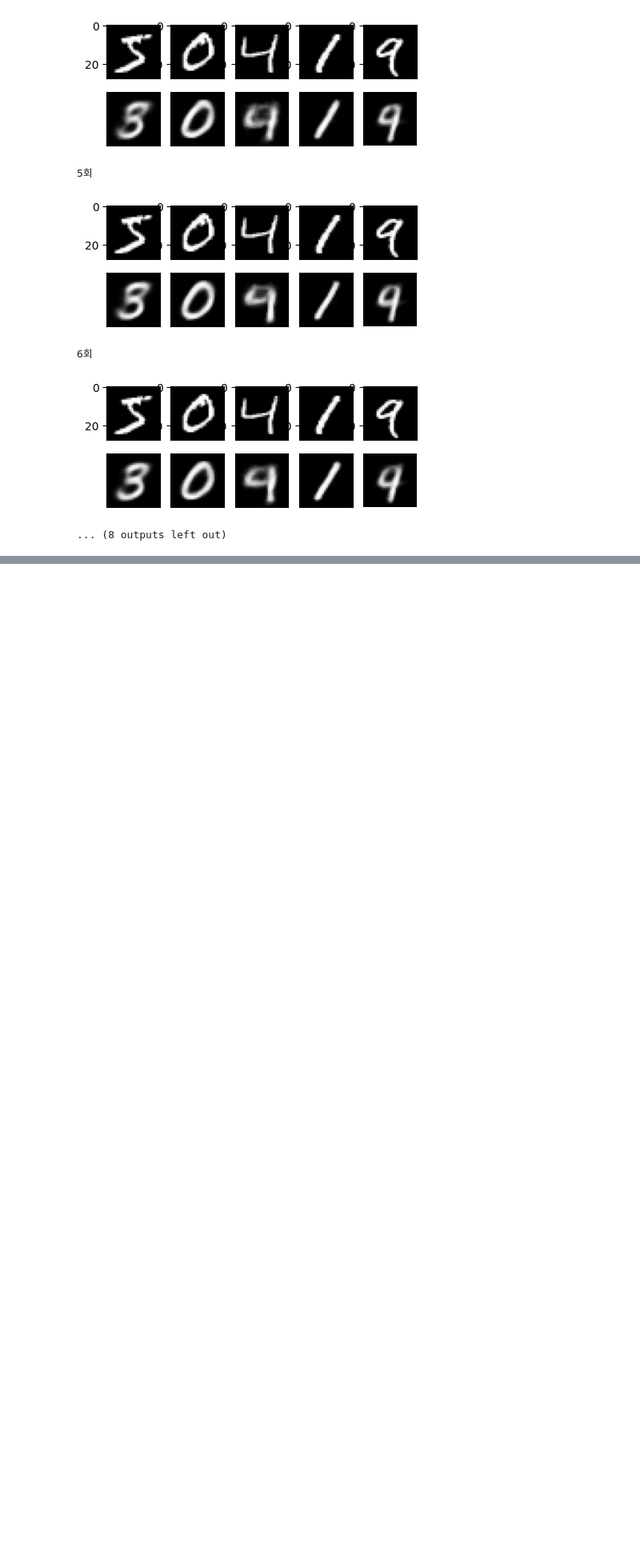
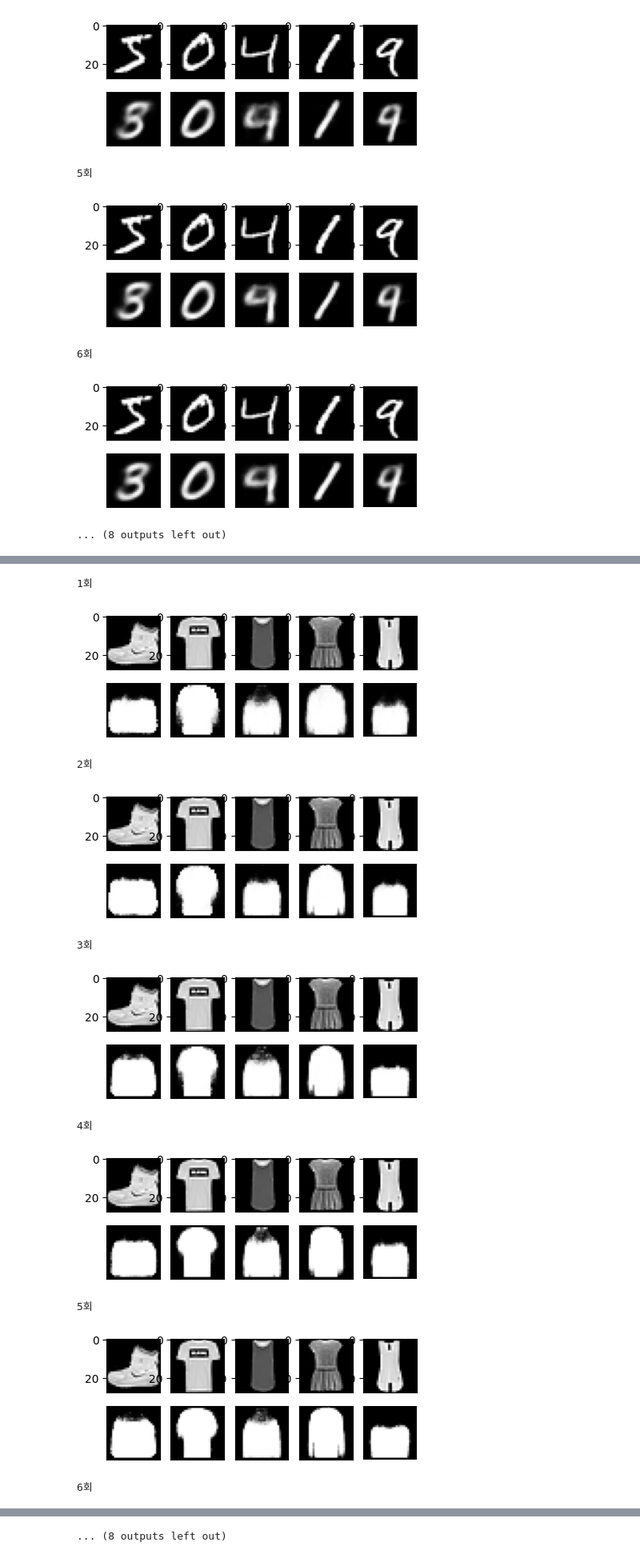
Before and after one commit to donggi22/TIL, a Jupyter notebook: 복습/dl4_review_autoencoder, gan.ipynb, the cells around one changed output, grey strips where cells are left out. Shown at 80% size. Saved outputs shown, nothing was run; the diff lists cells and outputs as text; code cells hidden in the pictures; blank space fills up the shorter version.

Commit message:
Fashion MNIST dataset으로 학습한 AutoEncoder 추가

```diff
--- a/복습/dl4_review_autoencoder, gan.ipynb
+++ b/복습/dl4_review_autoencoder, gan.ipynb
@@ -170,0 +260,8 @@ for epoch in range(1, EPOCHS+1):
+# %%
+autoencoder = AutoEncoder().to(DEVICE)
+optimizer = optim.Adam(autoencoder.parameters(), lr=0.005)
+criterion = nn.MSELoss()
+# %%
+v_img = tr_ds.data[:5].view(-1, 28*28)
+v_img = v_img.type(torch.FloatTensor)/255.
+v_img.shape
@@ -170,0 +270,49 @@ for epoch in range(1, EPOCHS+1):
+# %%
+def train(model, tr_ds_loader):
+    model.train()
+    for (x, y) in tr_ds_loader:
+        data = x.view(-1, 28*28).to(DEVICE)
+        target = x.view(-1, 28*28).to(DEVICE)
+        label = y.to(DEVICE)
+
+        _, decoded = model(data)
+
+        loss = criterion(decoded, target)
+        optimizer.zero_grad()
+        loss.backward()
+        optimizer.step()
+# %%
+for epoch in range(1, EPOCHS+1):
+    train(autoencoder, tr_ds_loader)
+
+    tt_x = v_img.to(DEVICE)
+    _, dc_data = autoencoder(tt_x)
+
+    fig, a = plt.subplots(2, 5, figsize=(5, 2))
+    print(f'{epoch}회')
+
+    for i in range(5):
+        img = v_img.data.numpy()[i].reshape(28, 28)
+        a[0][i].imshow(img, cmap='gray')
+        a[0][i].set_xticks(())
+        a[1][i].set_yticks(())
+
+    for i in range(5):
+        img = dc_data.to('cpu').data.numpy()[i].reshape(28, 28)
+        a[1][i].imshow(img, cmap='gray')
+        a[1][i].set_xticks(())
+        a[1][i].set_yticks(())
+    plt.axis('off')
+    plt.show()
+# %% [output]
+1회
+[figure, added]
+2회
+[figure, added]
+3회
+[figure, added]
+4회
+[figure, added]
+5회
+[figure, added]
+6회
@@ -170,0 +320 @@ for epoch in range(1, EPOCHS+1):
+... (8 outputs left out)
```
Also changed, not shown: parts of 10 cells of this notebook.
